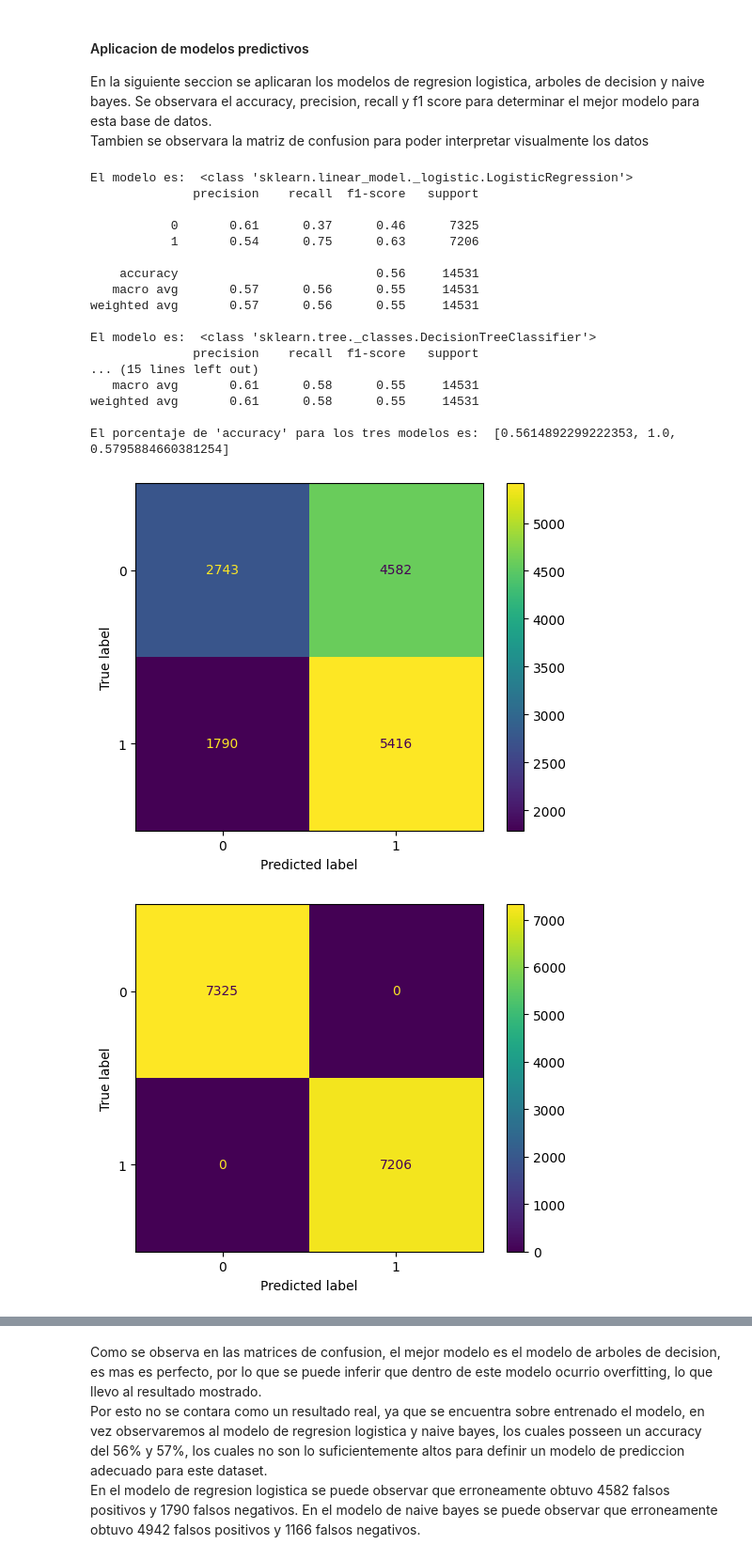
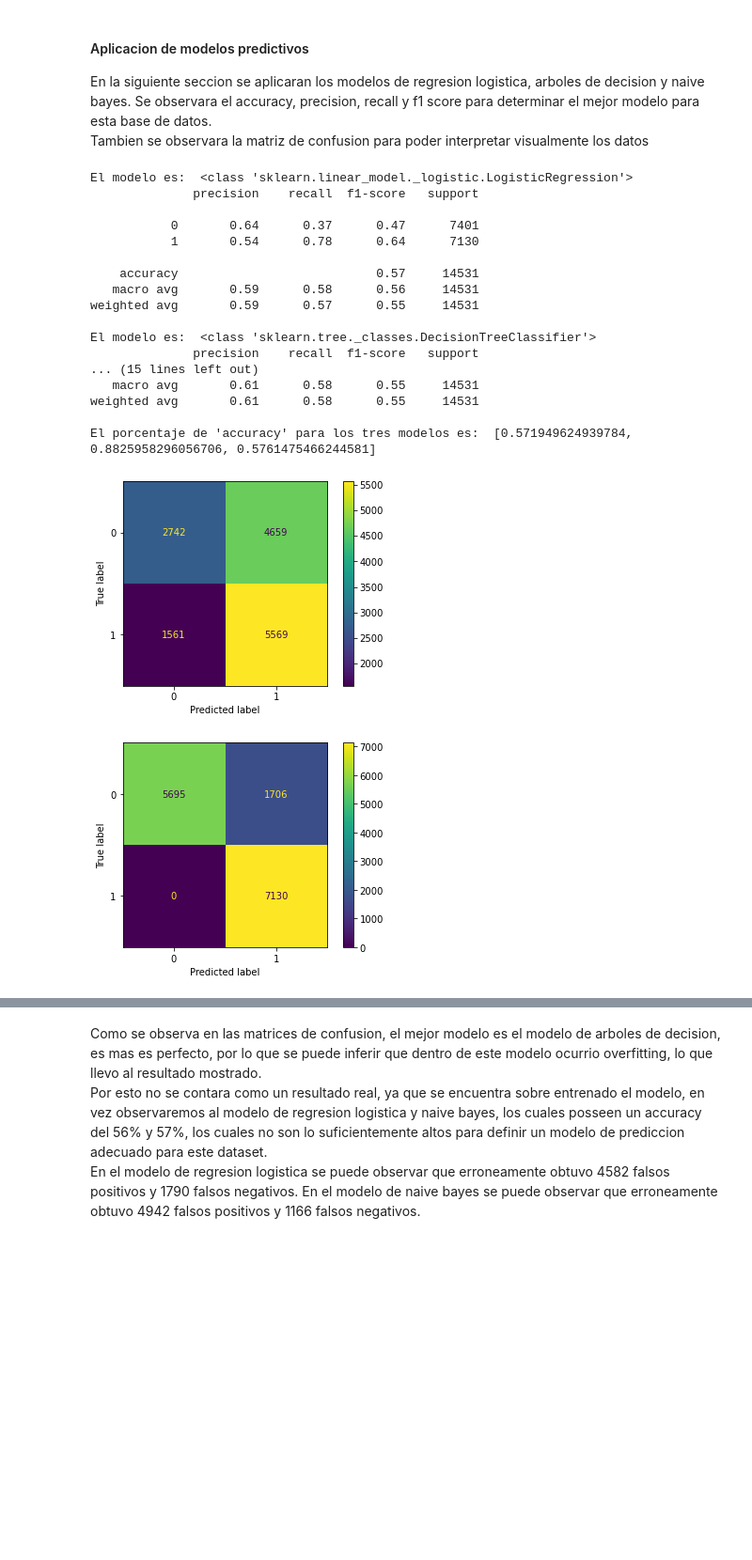
Before and after one commit to eolo-ws/proyecto-2-mineria-de-datos, a Jupyter notebook: proyecto-2-mineria-grupo-5.ipynb, the cells around one changed output, grey strips where cells are left out. Shown at 94% size. Drawn from its saved outputs; the diff is of its cells as text; code cells hidden in the pictures; blank space fills up the shorter version.

Commit message:
changed max_depth of decision tree

```diff
--- a/proyecto-2-mineria-grupo-5.ipynb
+++ b/proyecto-2-mineria-grupo-5.ipynb
@@ -524,39 +524,44 @@ from sklearn.model_selection import train_test_split
 # Se general los train y test splits
 x_train,x_test,y_train,y_test=train_test_split(x_res,y_res,test_size=0.2,random_state=1)
 x_train.shape,y_train.shape
 # lista de modelos a utilizar
 model_list=[LogisticRegression,DecisionTreeClassifier,GaussianNB]
 
 accuracy =[]
 for model in model_list :
     print("El modelo es: ",model)
-    model = model()
+    if model == LogisticRegression:
+        model = model(random_state=1)
+    elif model == DecisionTreeClassifier:
+        model = model(max_depth= 1,random_state=1)
+    else:
+        model = model()
     # Se aplica el modelo
     model.fit(x_train,y_train)
     y_pred = model.predict(x_test)
     # Se plotea la matriz de confusion
     ConfusionMatrixDisplay.from_predictions(y_test,y_pred)
     # Se imprime el reporte de clasificacion
     print(classification_report(y_test, y_pred))
     accuracy.append(accuracy_score(y_test,y_pred))
 print("El porcentaje de 'accuracy' para los tres modelos es: ",accuracy)
 # %% [output]
 El modelo es:  <class 'sklearn.linear_model._logistic.LogisticRegression'>
               precision    recall  f1-score   support
 
-           0       0.61      0.37      0.46      7325
-           1       0.54      0.75      0.63      7206
+           0       0.64      0.37      0.47      7401
+           1       0.54      0.78      0.64      7130
 
-    accuracy                           0.56     14531
-   macro avg       0.57      0.56      0.55     14531
-weighted avg       0.57      0.56      0.55     14531
+    accuracy                           0.57     14531
+   macro avg       0.59      0.58      0.56     14531
+weighted avg       0.59      0.57      0.55     14531
 
 El modelo es:  <class 'sklearn.tree._classes.DecisionTreeClassifier'>
               precision    recall  f1-score   support
 ... (15 lines left out)
    macro avg       0.61      0.58      0.55     14531
 weighted avg       0.61      0.58      0.55     14531
 
-El porcentaje de 'accuracy' para los tres modelos es:  [0.5614892299222353, 1.0, 0.5795884660381254]
+El porcentaje de 'accuracy' para los tres modelos es:  [0.571949624939784, 0.8825958296056706, 0.5761475466244581]
-[figure, old version]
+[figure, new version]
-[figure, old version]
+[figure, new version]
```
Also changed, not shown: parts of 2 cells of this notebook.
